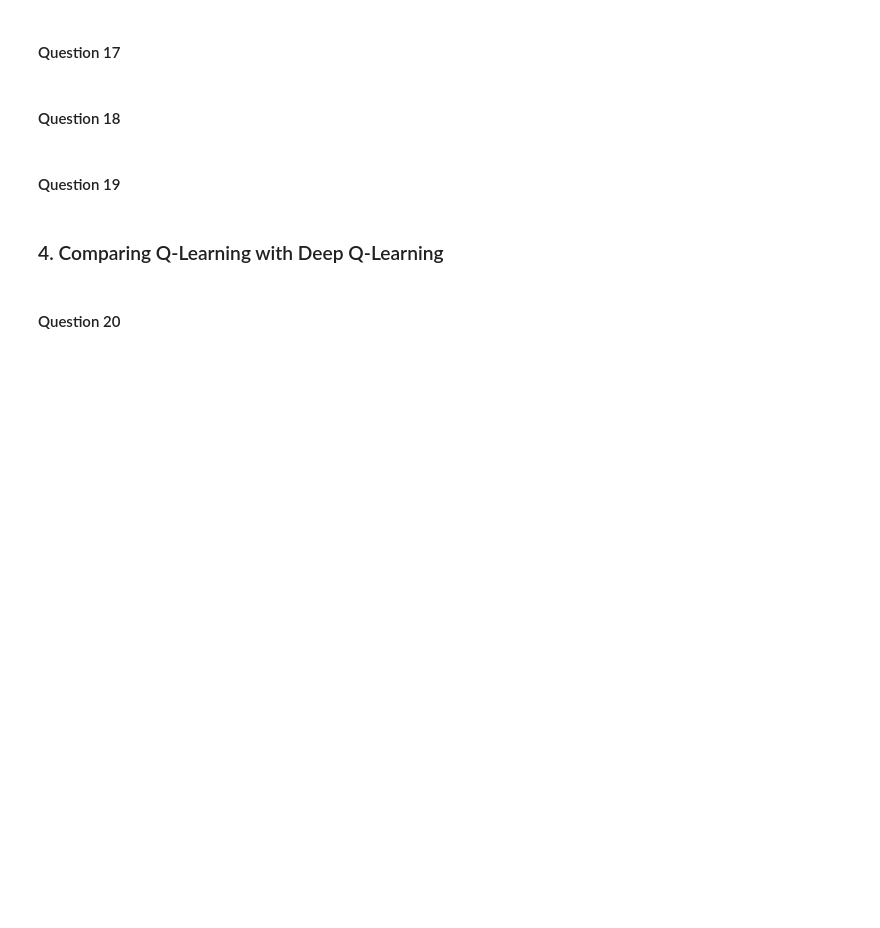
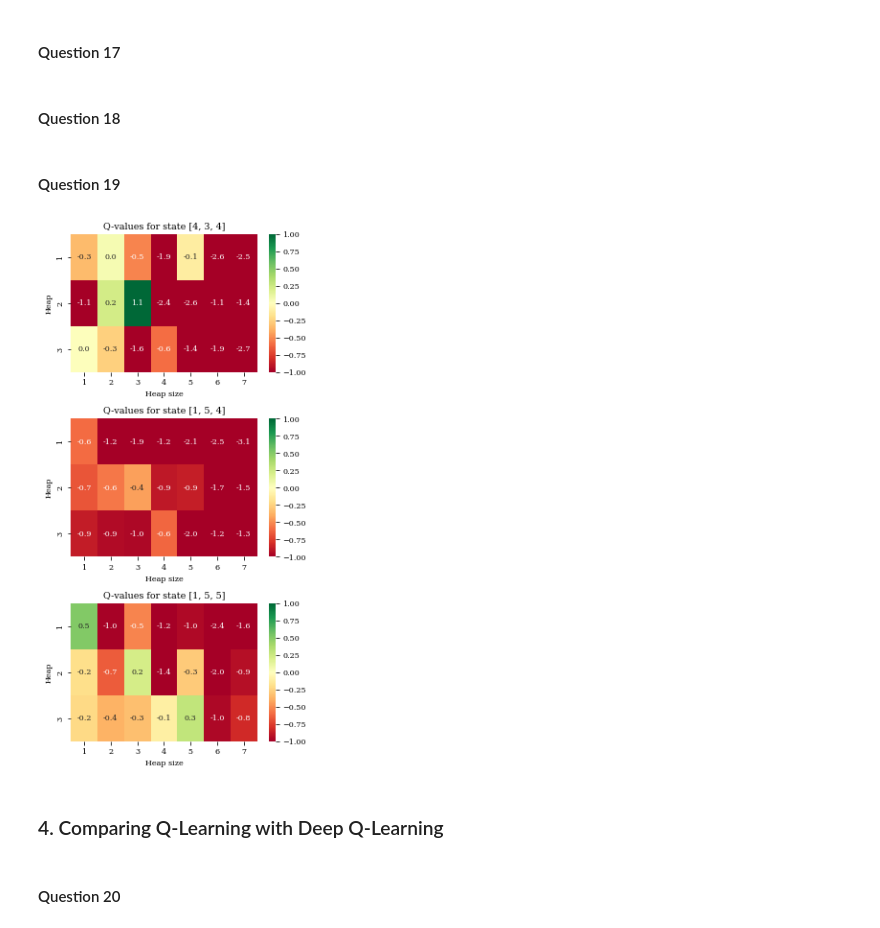
Before and after one commit to frasalvi/DQL_Nim, a Jupyter notebook: nim.ipynb, the cells around one changed output. Cells and saved outputs as stored; diff of their text form; code cells hidden in the pictures; blank space fills up the shorter version.

```diff
--- a/nim.ipynb
+++ b/nim.ipynb
@@ -631,11 +631,16 @@ print(f'Max Mrand {Mrand_max[1]} reached for n_star={Mrand_max[0]}')
 # %% [markdown]
 #### Question 19
 # %%
-agent = DQNAgent(epsilon=0)
+nstar = 1000
+total_games = 20_000
+epsilon_min = 0.1
+epsilon_max = 0.8
+agent = DQNAgent(epsilon=epsilon_max)
 env = NimEnv()
 for game in tqdm(range(total_games)):
     env.reset(seed=game)
     env.current_player = game % 2
+    agent.epsilon = max(epsilon_min, epsilon_max * (1 - (game+1) / nstar))
     run_q_learning(env, agent, agent, debug=False, catch_invalid_moves=True)
 
     if game > 0 and game % UPDATE_TARGET_EVERY == 0:
@@ -643,20 +648,22 @@ for game in tqdm(range(total_games)):
 # %%
 fig, axs = plt.subplots(3, 1, figsize=(7, 15))
 
 state1 = [4, 3, 4]
-state2 = [7, 3, 5]
-state3 = [4, 6, 2]
+state2 = [1, 5, 4]
+state3 = [1, 5, 5]
 
+plots.plot_heatmap_from_deep(agent.get_qvalues(state1), ax=axs[0])
 plots.plot_heatmap_from_deep(agent.get_qvalues(state2), ax=axs[1])
 plots.plot_heatmap_from_deep(agent.get_qvalues(state3), ax=axs[2])
-plots.plot_heatmap_from_deep(agent.get_qvalues(state1), ax=axs[0])
 
 axs[0].set_title(f'Q-values for state {state1}')
 axs[1].set_title(f'Q-values for state {state2}')
 axs[2].set_title(f'Q-values for state {state3}')
 fig.tight_layout()
 plots.export("q19", double="triple", grid=False)
 plt.show()
+# %% [output]
+[figure, added]
 # %% [markdown]
 ### 4. Comparing Q-Learning with Deep Q-Learning
 # %% [markdown]
```
Also changed, not shown: 1 other file.
